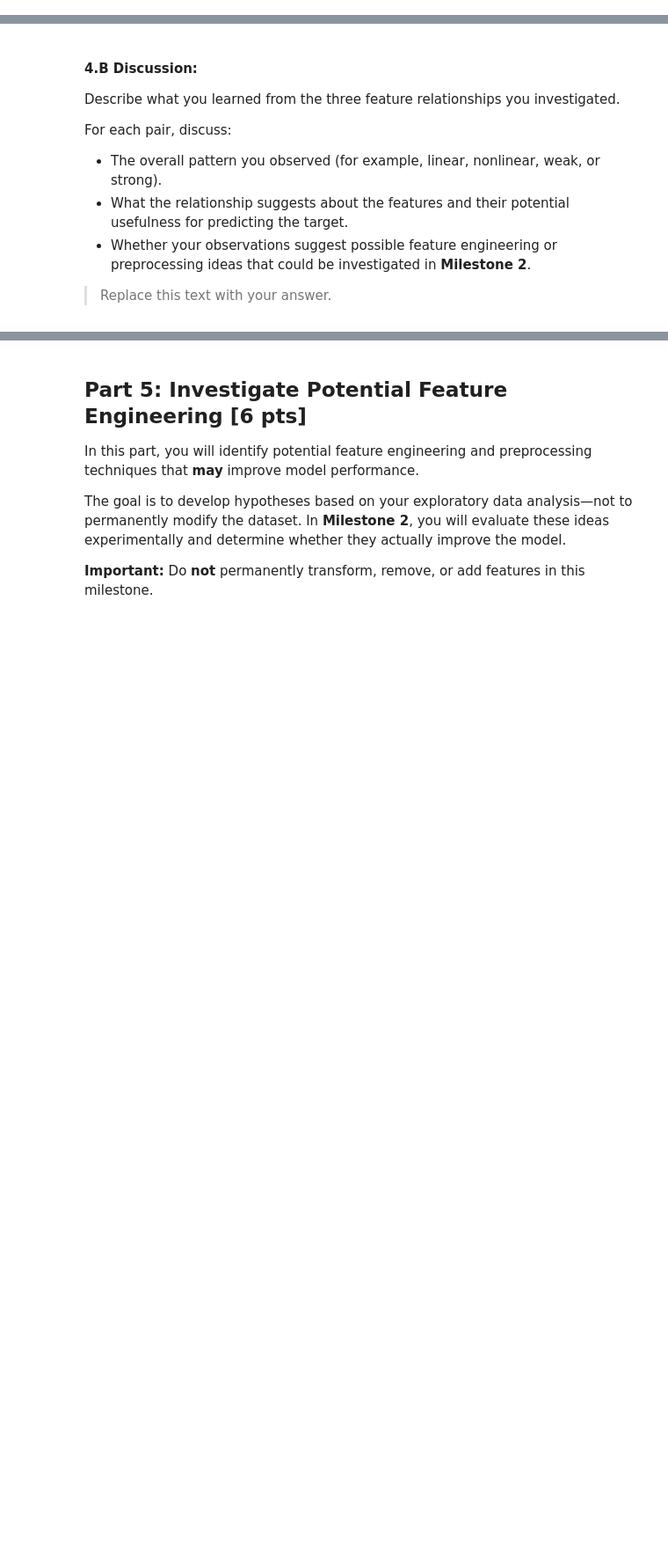
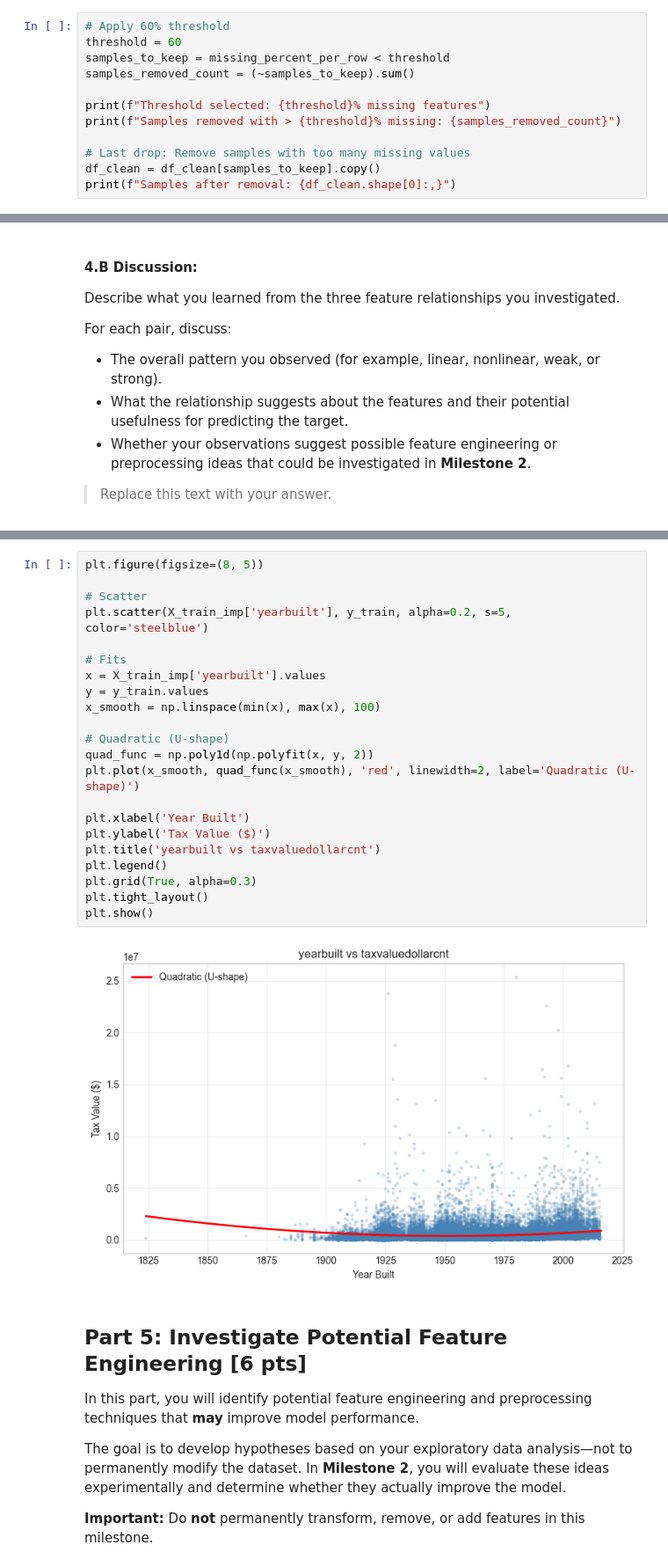
Before and after one commit to Quantum-Cosmic/Module-3-Assignments, a Jupyter notebook: Milestone_01.ipynb, the cells around one changed output, grey strips where cells are left out. Shown at 88% size. Cells and saved outputs as stored; diff of their text form; blank space fills up the shorter version.

```diff
--- a/Milestone_01.ipynb
+++ b/Milestone_01.ipynb
@@ -862,0 +1101,12 @@ In particular, discuss:
+# %%
+# Apply 60% threshold
+threshold = 60
+samples_to_keep = missing_percent_per_row < threshold
+samples_removed_count = (~samples_to_keep).sum()
+
+print(f"Threshold selected: {threshold}% missing features")
+print(f"Samples removed with > {threshold}% missing: {samples_removed_count}")
+
+# Last drop: Remove samples with too many missing values
+df_clean = df_clean[samples_to_keep].copy()
+print(f"Samples after removal: {df_clean.shape[0]:,}")
@@ -974,3 +2247,27 @@ For each pair, discuss:
+# %%
+plt.figure(figsize=(8, 5))
+
+# Scatter
+plt.scatter(X_train_imp['yearbuilt'], y_train, alpha=0.2, s=5, color='steelblue')
+
+# Fits
+x = X_train_imp['yearbuilt'].values
+y = y_train.values
+x_smooth = np.linspace(min(x), max(x), 100)
+
+# Quadratic (U-shape)
+quad_func = np.poly1d(np.polyfit(x, y, 2))
+plt.plot(x_smooth, quad_func(x_smooth), 'red', linewidth=2, label='Quadratic (U-shape)')
+
+plt.xlabel('Year Built')
+plt.ylabel('Tax Value ($)')
+plt.title('yearbuilt vs taxvaluedollarcnt')
+plt.legend()
+plt.grid(True, alpha=0.3)
+plt.tight_layout()
+plt.show()
+# %% [output]
+[figure, added]
 # %% [markdown]
 ## Part 5: Investigate Potential Feature Engineering [6 pts]
 
```
Also changed, not shown: parts of 30 cells of this notebook, 2 other files.
